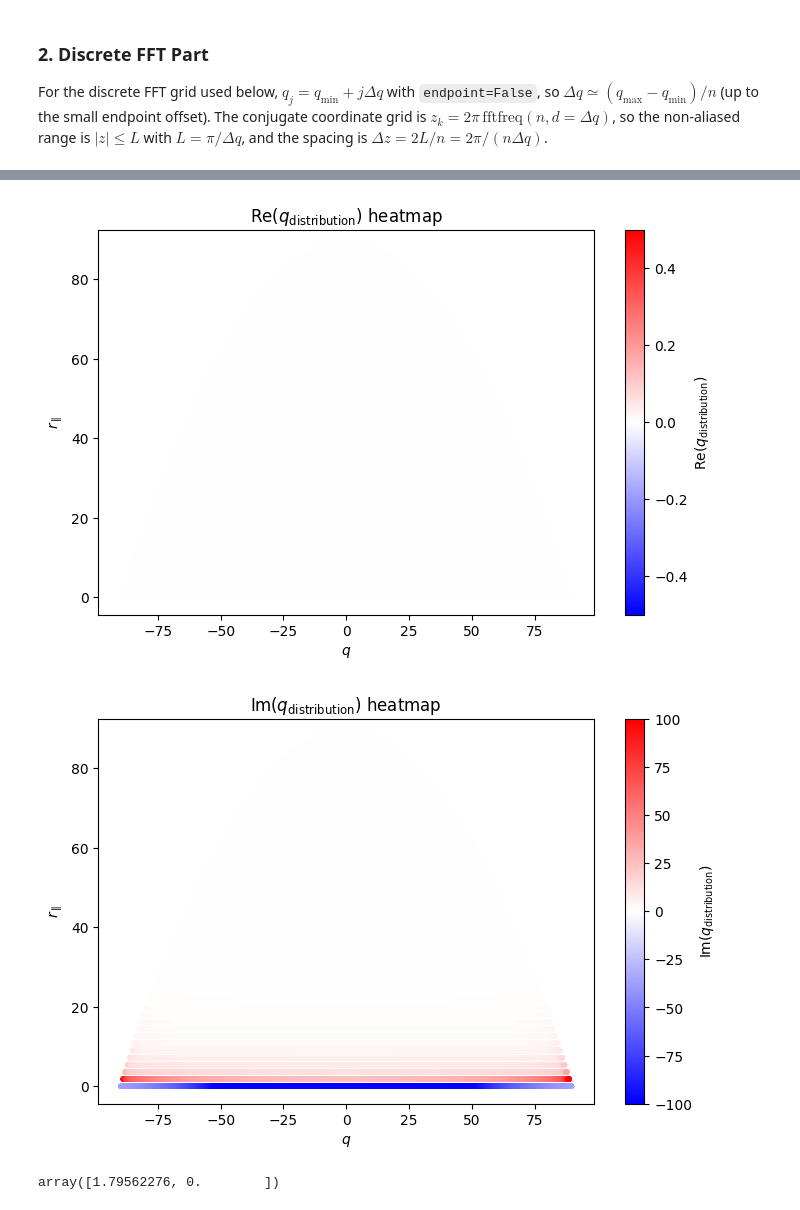
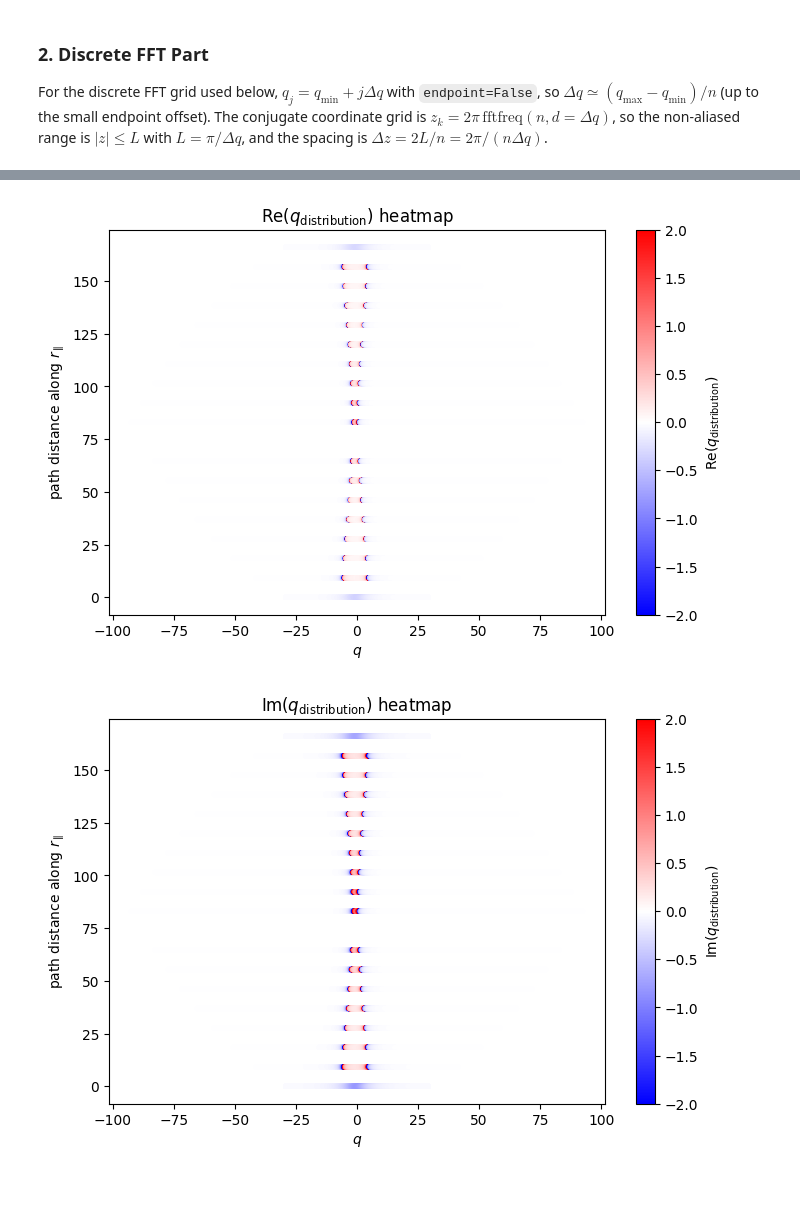
Before and after one commit to ClaudioQTM/2D_array, a Jupyter notebook: src/W_state/W_state_FFT.ipynb, the cells around one changed output, grey strips where cells are left out. Saved outputs shown, nothing was run; the diff lists cells and outputs as text; code cells hidden in the pictures.

```diff
--- a/src/W_state/W_state_FFT.ipynb
+++ b/src/W_state/W_state_FFT.ipynb
@@ -24,12 +24,12 @@ sigma_func_period = create_self_energy_interpolator_numba(
 )
 # r_para = np.array([-74, 30])
 # p_para = np.array([60, 50])
-r_para = np.array([1.8,0.01])
-p_para = np.array([0.01,0.01])
+r_para = np.array([2.0,0.01])
+p_para = np.array([0.0,0.0])
 
-E = 2 * (square_lattice.omega_e + collective_lamb_shift)
+E = 2 * (square_lattice.omega_e + collective_lamb_shift)+ 5
 #E = 205
-E1 = (E+0.5) / 2
+E1 = (E+2) / 2
 
 Q_para = np.array([0, 0])
 Zc = 0
@@ -46,10 +46,11 @@ q_min, q_max = q_bounds(E, r_para, Q_para, square_lattice)
 q_grid = np.linspace(q_min + 1e-10, q_max - 1e-10, n_points, endpoint=False)
 dq = q_grid[1] - q_grid[0]
 # %%
-eta = 1e-3
+eta = 5e-3
 n_Rs= 10
 
 peak_width = peak_width_estimator(r_para, p_para, E1, E, Q_para,eta,int(n_points),square_lattice, sigma_func_period_numba)
+
 if not peak_width:
     eta = 0.0
 elif peak_width < n_Rs*dq:
@@ -205,5 +232,7 @@ q_grid_list, q_distribution_list = map(list, zip(*q_distribution_results))
 # %%
-r_heatmap_points = r_grid_points[::-1]
+r_path_arr = np.asarray(r_path)
+r_path_steps = np.linalg.norm(np.diff(r_path_arr, axis=0), axis=1)
+r_heatmap_points = np.concatenate(([0.0], np.cumsum(r_path_steps)))
 q_re = np.real(np.asarray(q_distribution_list))
 q_im = np.imag(np.asarray(q_distribution_list))
 
@@ -212,7 +241,7 @@ if q_re.shape[0] != len(r_heatmap_points) or q_im.shape[0] != len(r_heatmap_poin
 
 # Keep the full-resolution arrays for computation, but decimate the q-axis for plotting.
 # Plotting all n_points columns can be much slower than computing a small heatmap view.
-max_q_plot_points = 5000
+max_q_plot_points = 10000
 q_plot_stride = max(1, q_re.shape[1] // max_q_plot_points)
 q_plot_idx = slice(None, None, q_plot_stride)
 
@@ -226,40 +255,36 @@ def _same_q_grid_after_decimation(q_grids):
         and np.allclose(first, np.asarray(q)[q_plot_idx])
         for q in q_grids[1:]
     )
 
 def _plot_q_distribution_heatmap(values, colorbar_label, title,vmin,vmax):
     if "q_grid_list" in globals() and _same_q_grid_after_decimation(q_grid_list):
         fig, ax = plt.subplots(figsize=(8, 5))
-        mesh = ax.pcolormesh(np.asarray(q_grid_list[0])[q_plot_idx], r_heatmap_points, values, shading="auto",cmap="bwr")
+        mesh = ax.pcolormesh(np.asarray(q_grid_list[0])[q_plot_idx], r_heatmap_points, values, shading="auto",vmin=vmin,vmax=vmax,cmap="bwr")
     elif "q_grid_list" in globals():
         q_heatmap_grid = np.asarray([np.asarray(q)[q_plot_idx] for q in q_grid_list])
         r_heatmap_grid = np.repeat(r_heatmap_points[:, None], q_heatmap_grid.shape[1], axis=1)
         fig, ax = plt.subplots(figsize=(8, 5))
         mesh = ax.scatter(q_heatmap_grid.ravel(), r_heatmap_grid.ravel(), c=values.ravel(), s=8,vmin=vmin,vmax=vmax,cmap="bwr")
     else:
         fig, ax = plt.subplots(figsize=(8, 5))
         mesh = ax.pcolormesh(np.asarray(q_grid)[q_plot_idx], r_heatmap_points, values, shading="auto",vmin=vmin,vmax=vmax)
 
     fig.colorbar(mesh, ax=ax, label=colorbar_label)
     ax.set_xlabel(r"$q$")
-    ax.set_ylabel(r"$r_\parallel$")
+    ax.set_ylabel(r"path distance along $r_\parallel$")
     ax.set_title(title)
     plt.show()
 
 _plot_q_distribution_heatmap(
     q_re_plot,
     r"$\mathrm{Re}(q_{\mathrm{distribution}})$",
-    r"$\mathrm{Re}(q_{\mathrm{distribution}})$ heatmap",-0.5,0.5
+    r"$\mathrm{Re}(q_{\mathrm{distribution}})$ heatmap",-2,2
 )
 _plot_q_distribution_heatmap(
     q_im_plot,
     r"$\mathrm{Im}(q_{\mathrm{distribution}})$",
-    r"$\mathrm{Im}(q_{\mathrm{distribution}})$ heatmap",-100,100
+    r"$\mathrm{Im}(q_{\mathrm{distribution}})$ heatmap",-2,2
 )
 # %% [output]
-[figure, old version]
+[figure, new version]
-[figure, old version]
+[figure, new version]
-# %%
-r_path[-2]
-# %% [output]
-array([1.79562276, 0.        ])
```
Also changed, not shown: parts of 5 cells of this notebook, 1 other file.
